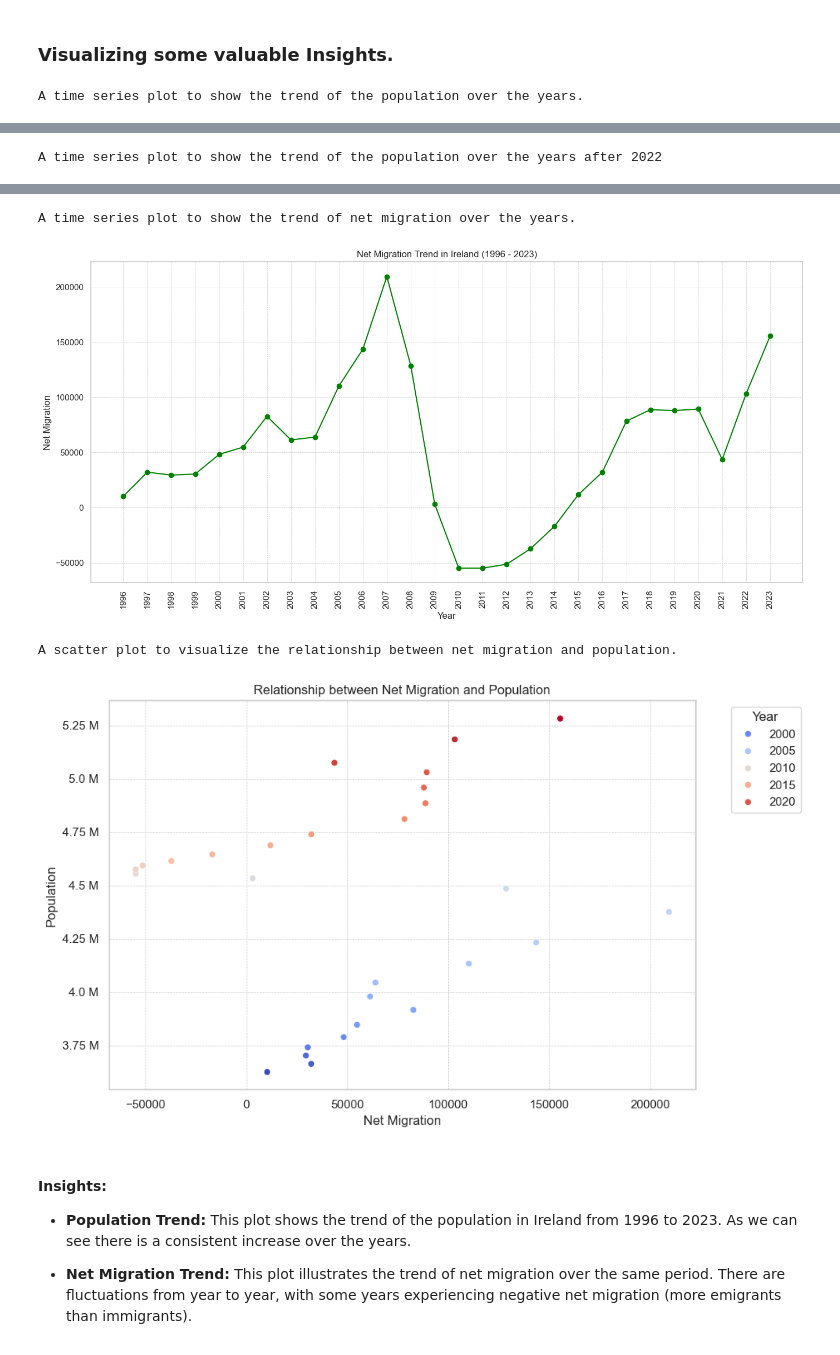
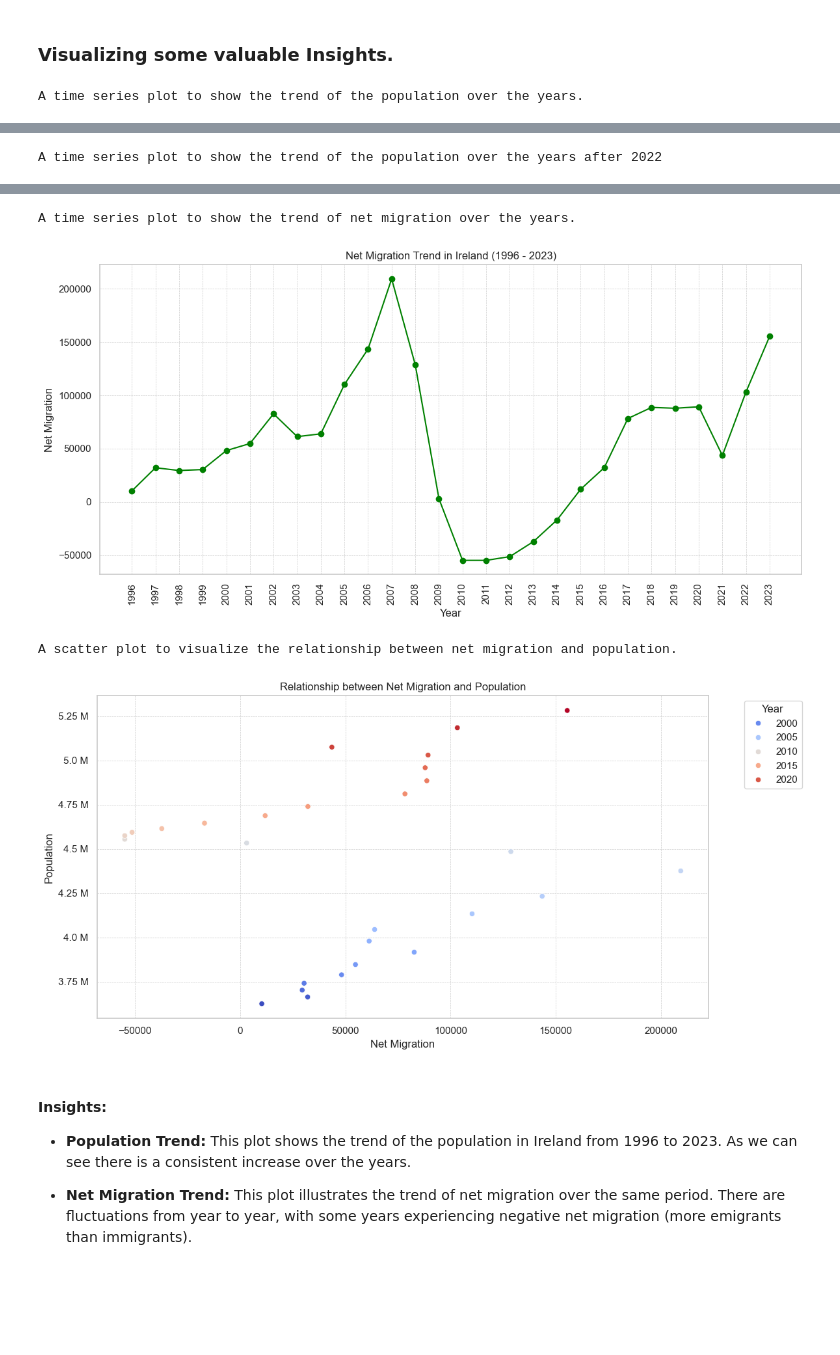
Before and after one commit to Ivkoto/DataAnalyticsMachineLearning, a Jupyter notebook: Data_Preparation/CA1_3_final_ML.ipynb, the cells around one changed output, grey strips where cells are left out. Saved outputs shown, nothing was run; the diff lists cells and outputs as text; code cells hidden in the pictures; blank space fills up the shorter version.

```diff
--- a/Data_Preparation/CA1_3_final_ML.ipynb
+++ b/Data_Preparation/CA1_3_final_ML.ipynb
@@ -136,7 +141,7 @@ merged_df_corrected.head(7)
 sns.set_style("whitegrid")
 
 print('A time series plot to show the trend of the population over the years.')
-plt.figure(figsize=(14, 7))
+plt.figure(figsize=(12, 6))
 plt.plot(merged_df_corrected['Year'], merged_df_corrected['Population'], marker='o', linestyle='-')
 plt.title('Population Trend in Ireland (1996 - 2023)')
 plt.xlabel('Year')
@@ -149,9 +154,9 @@ plt.tight_layout()
 plt.show()
 
 print('A time series plot to show the trend of the population over the years after 2022')
-plt.figure(figsize=(14, 7))
+plt.figure(figsize=(12, 6))
 plt.plot(filtered_BothSex['Year'], filtered_BothSex['VALUE'], marker='o', linestyle='-')
-plt.title('Population Trend in Ireland (2023 - 2023)')
+plt.title('Population Trend in Ireland (2003 - 2023)')
 plt.xlabel('Year')
 plt.ylabel('Population')
 years = filtered_BothSex['Year'].values
@@ -162,7 +167,7 @@ plt.tight_layout()
 plt.show()
 
 print('A time series plot to show the trend of net migration over the years.')
-plt.figure(figsize=(14, 7))
+plt.figure(figsize=(12, 6))
 plt.plot(merged_df_corrected['Year'], merged_df_corrected['Net Migration'], marker='o', linestyle='-', color='green')
 plt.title('Net Migration Trend in Ireland (1996 - 2023)')
 plt.xlabel('Year')
@@ -175,7 +180,7 @@ plt.tight_layout()
 plt.show()
 
 print('A scatter plot to visualize the relationship between net migration and population.')
-plt.figure(figsize=(10, 6))
+plt.figure(figsize=(12, 6))
 sns.scatterplot(x='Net Migration', y='Population', data=merged_df_corrected, hue='Year', palette="coolwarm")
 plt.title('Relationship between Net Migration and Population')
 plt.xlabel('Net Migration')
@@ -193,7 +198,7 @@ A time series plot to show the trend of the population over the years after 2022
 A time series plot to show the trend of net migration over the years.
-[figure, old version]
+[figure, new version]
 A scatter plot to visualize the relationship between net migration and population.
-[figure, old version]
+[figure, new version]
 # %% [markdown]
 #### **Insights:**
 * **Population Trend:** This plot shows the trend of the population in Ireland from 1996 to 2023. As we can see there is a consistent increase over the years.
```
Also changed, not shown: parts of 33 cells of this notebook.
